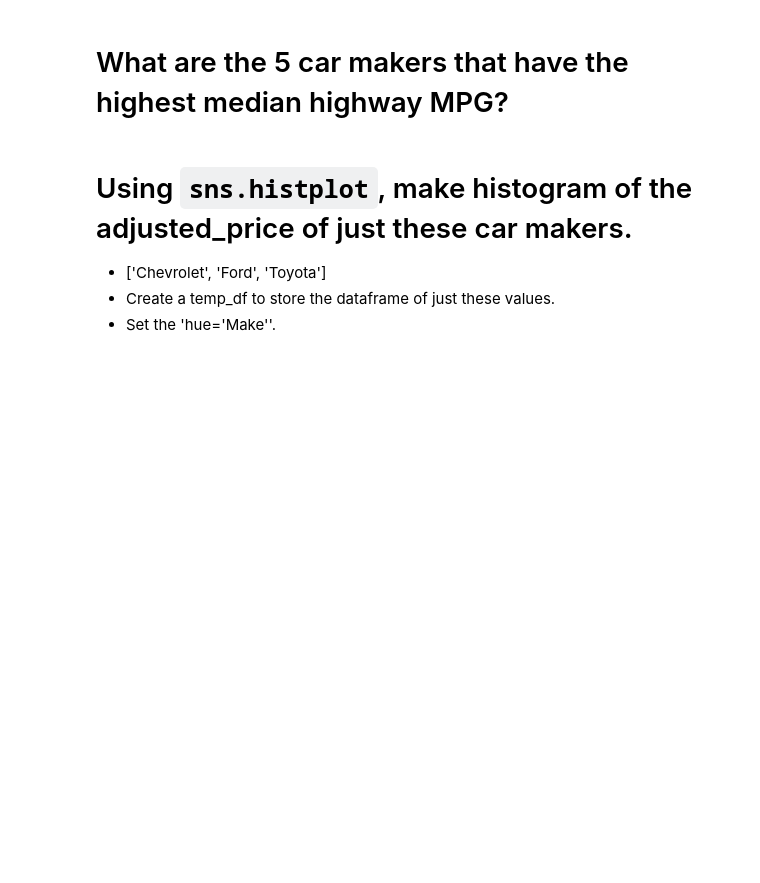
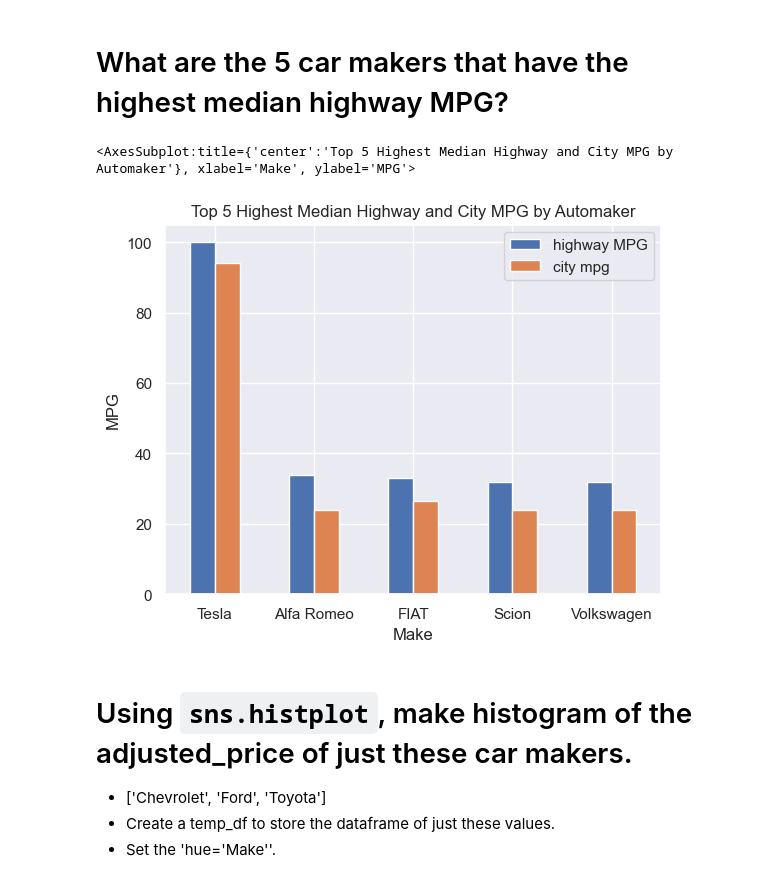
Before and after one commit to Jhwee2/2022-fall-data-science, a Jupyter notebook: Week-02-EDA/Exercise-EDA.ipynb, the cells around one changed output. Cells and saved outputs as stored; diff of their text form; code cells hidden in the pictures; blank space fills up the shorter version.

```diff
--- a/Week-02-EDA/Exercise-EDA.ipynb
+++ b/Week-02-EDA/Exercise-EDA.ipynb
@@ -188,3 +176,11 @@ expensive_on_avg.plot(kind = "bar")
+# %%
+# Which car makers have the highest median highway MPG?
+gb_2 = df.groupby("Make")
+median = gb_2[["highway MPG","city mpg"]].median().sort_values(by = ["highway MPG","city mpg"] ,ascending=False).head(5)
+median.plot(kind = "bar", rot = 0, title = "Top 5 Highest Median Highway and City MPG by Automaker",ylabel = "MPG")
+# %% [output]
+<AxesSubplot:title={'center':'Top 5 Highest Median Highway and City MPG by Automaker'}, xlabel='Make', ylabel='MPG'>
+[figure, added]
 # %% [markdown]
 # Using `sns.histplot`, make histogram of the adjusted_price of just these car makers.
 * ['Chevrolet', 'Ford', 'Toyota']
```
Also changed, not shown: parts of 26 cells of this notebook, 1 other file.
